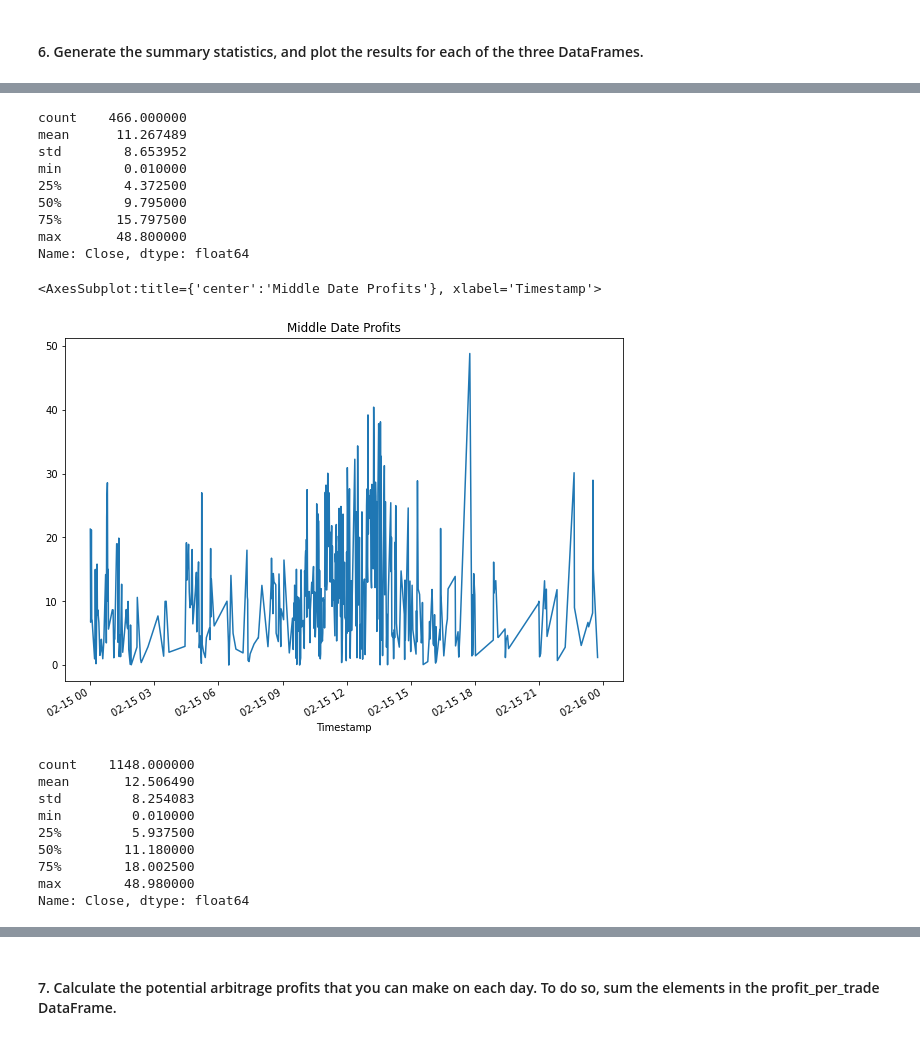
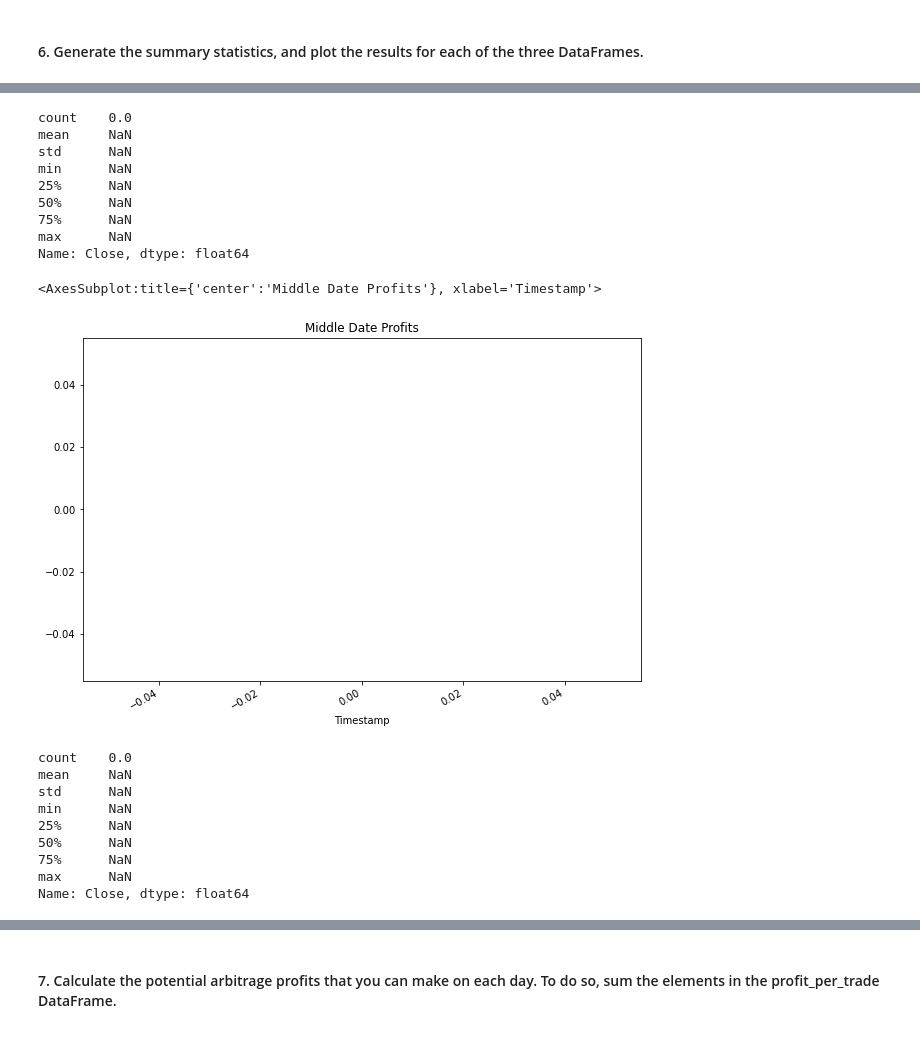
Before and after one commit to X104893/Homework_MOD_3_Challenge-, a Jupyter notebook: Starter_Code/crypto_arbitrage.ipynb, the cells around one changed output, grey strips where cells are left out. Drawn from its saved outputs; the diff is of its cells as text; code cells hidden in the pictures.

```diff
--- a/Starter_Code/crypto_arbitrage.ipynb
+++ b/Starter_Code/crypto_arbitrage.ipynb
@@ -795,7 +795,7 @@ Timestamp
 2018-02-15 23:45:00    0.000120
 Name: Close, Length: 466, dtype: float64
 # %%
-#absr_middle = absr_middle.dropna()
+absr_middle = absr_middle.dropna()
 # %%
 #absr_middle.head(30)
 absr_middle.describe()
@@ -875,5 +885,6 @@ Name: Close, dtype: float64
 # %%
 # middle date returns
 profitable_trades_middle = middle_profitable_trade* bitsstamp["Close"].loc["2018-02-15"]
-profitable_trades_middle.describe()
+profitable_trades_middle.dropna(inplace=True)
+profitable_trades_middle.head()
 # %% [output]
@@ -1006,34 +1001,34 @@ profit_per_trade_early.plot(figsize =(10,7), title = "Early Date Profits")
 # %%
 # Generate the summary statistics for the early profit per trade DataFrame
-profit_per_trade_middle.describe()
+profitable_trades_middle.describe()
 # %% [output]
-count    466.000000
-mean      11.267489
-std        8.653952
-min        0.010000
-25%        4.372500
-50%        9.795000
-75%       15.797500
-max       48.800000
+count    0.0
+mean     NaN
+std      NaN
+min      NaN
+25%      NaN
+50%      NaN
+75%      NaN
+max      NaN
 Name: Close, dtype: float64
 # %%
 # Plot the results for the early profit per trade DataFrame
-profit_per_trade_middle.plot(figsize =(10,7), title = "Middle Date Profits")
+profitable_trades_middle.plot(figsize =(10,7), title = "Middle Date Profits")
 # %% [output]
 <AxesSubplot:title={'center':'Middle Date Profits'}, xlabel='Timestamp'>
-[figure, old version]
+[figure, new version]
 # %%
 # Generate the summary statistics for the early profit per trade DataFrame
-profit_per_trade_late.describe()
+profitable_trades_late.describe()
 # %% [output]
-count    1148.000000
-mean       12.506490
-std         8.254083
-min         0.010000
-25%         5.937500
-50%        11.180000
-75%        18.002500
-max        48.980000
+count    0.0
+mean     NaN
+std      NaN
+min      NaN
+25%      NaN
+50%      NaN
+75%      NaN
+max      NaN
 Name: Close, dtype: float64
 # %%
 # Plot the results for the early profit per trade DataFrame
```
Also changed, not shown: parts of 20 cells of this notebook, 3 other files.
